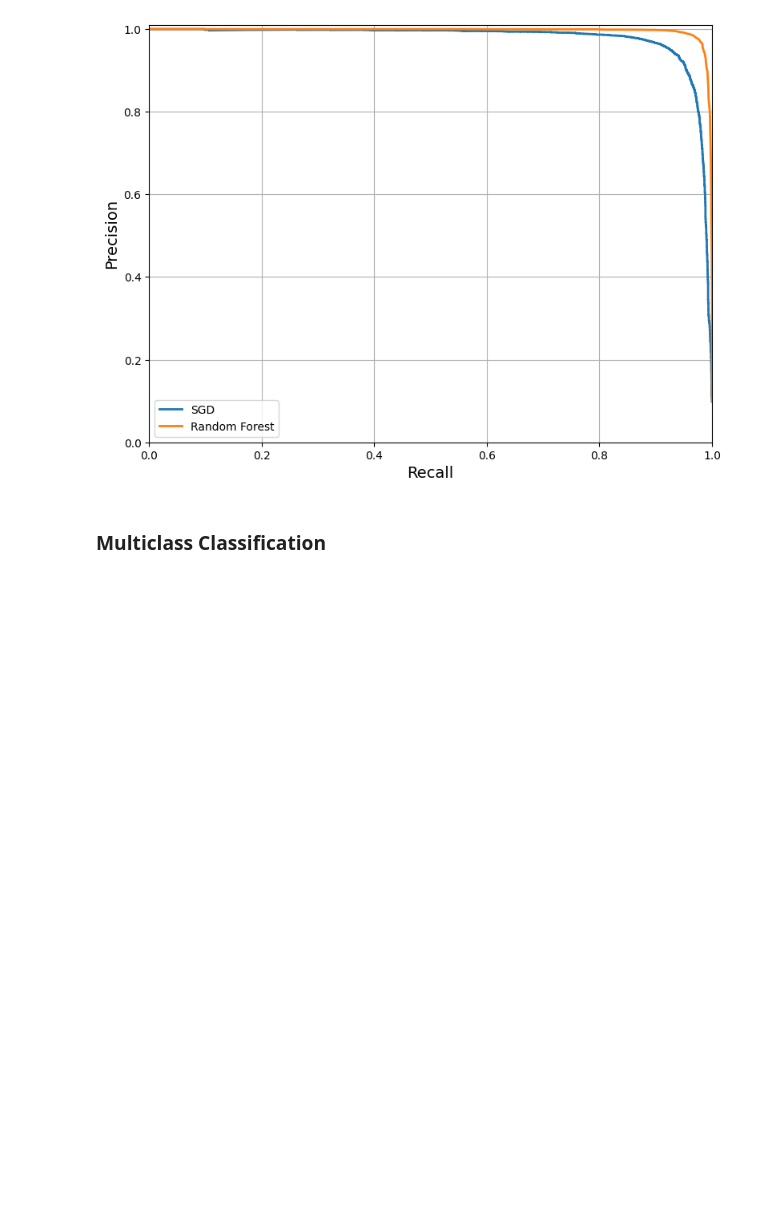
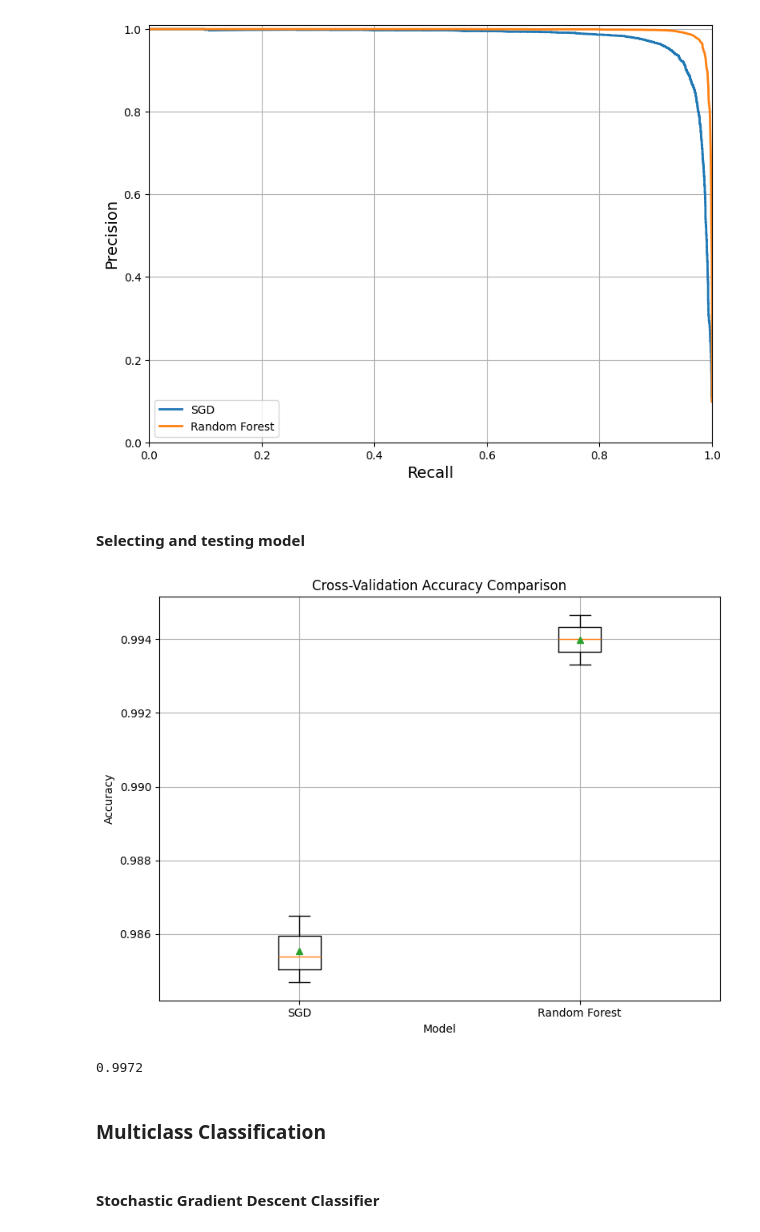
Before and after one commit to pmadzia/data-science, a Jupyter notebook: MNIST/mnist.ipynb, the cells around one changed output. Saved outputs shown, nothing was run; the diff lists cells and outputs as text; code cells hidden in the pictures; blank space fills up the shorter version.

```diff
--- a/MNIST/mnist.ipynb
+++ b/MNIST/mnist.ipynb
@@ -53,8 +58,8 @@ mnist.target[0]
 ### Creating training and test sets
 # %%
 # MNIST dataset is already split into training set (first 60000) and test set (last 10000)
-X_train, X_test = mnist.data[:60000], mnist.data[60000:]
-y_train, y_test = mnist.target[:60000], mnist.target[60000:]
+X_train, X_test = mnist.data[:60_000], mnist.data[60_000:]
+y_train, y_test = mnist.target[:60_000], mnist.target[60_000:]
 # %% [markdown]
 ### Binary Classifier
 # %%
@@ -65,7 +70,8 @@ y_test_0 = y_test == '0'
 # %%
 sgd_clf = SGDClassifier(random_state=42)
 
-cross_val_score(sgd_clf, X_train, y_train_0, cv=3, scoring='accuracy')
+sgd_accuracy = cross_val_score(sgd_clf, X_train, y_train_0, cv=3, scoring='accuracy')
+pd.Series(sgd_accuracy).describe()
 # %% [output]
 array([0.9854, 0.9847, 0.9865])
 # %%
@@ -174,7 +180,8 @@ roc_auc_score(y_train_0, y_scores_sgd)
 # %%
 forest_clf = RandomForestClassifier(random_state=42)
 
-cross_val_score(forest_clf, X_train, y_train_0, cv=3, scoring='accuracy')
+forest_accuracy = cross_val_score(forest_clf, X_train, y_train_0, cv=3, scoring='accuracy')
+pd.Series(forest_accuracy).describe()
 # %% [output]
 array([0.9933 , 0.994  , 0.99465])
 # %%
@@ -238,5 +245,32 @@ plt.tight_layout()
 plt.show()
 # %% [output]
 [figure]
+# %% [markdown]
+#### Selecting and testing model
+# %%
+models_name = ['SGD', 'Random Forest']
+results = [sgd_accuracy, forest_accuracy]
+
+plt.figure(figsize=(8,6))
+plt.boxplot(results, tick_labels=models_name, showmeans=True)
+plt.title('Cross-Validation Accuracy Comparison')
+plt.xlabel('Model')
+plt.ylabel('Accuracy')
+plt.grid(True)
+plt.tight_layout()
+plt.show()
+# %% [output]
+[figure, added]
+# %%
+final_model = forest_clf
+final_model.fit(X_train, y_train_0)
+
+y_final_predictions = final_model.predict(X_test)
+final_accuracy = accuracy_score(y_test_0, y_final_predictions)
+final_accuracy
+# %% [output]
+0.9972
 # %% [markdown]
 ### Multiclass Classification
+# %% [markdown]
+#### Stochastic Gradient Descent Classifier
```
Also changed, not shown: parts of 13 cells of this notebook.
